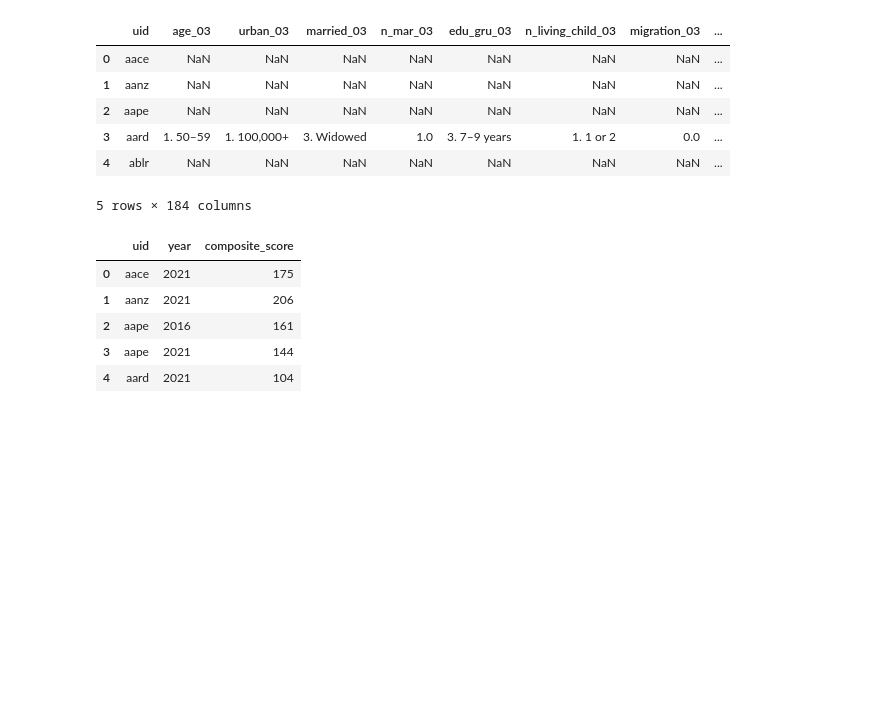
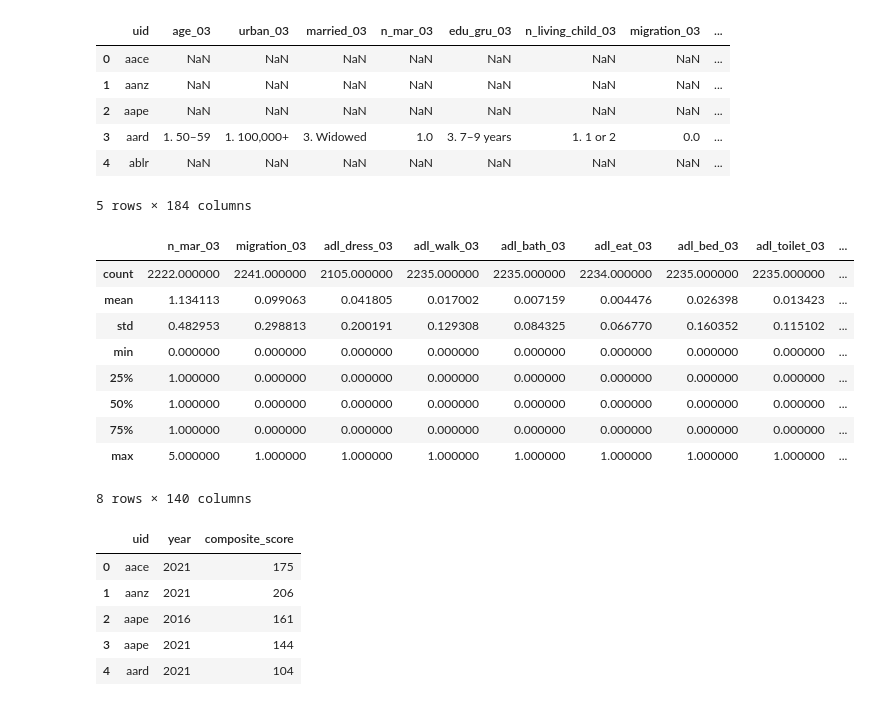
Before and after one commit to geomwangi007/Early-Detection-of-Alzheimer-s-Disease-and-Related-Dementias-Using-Social-Determinants-of-Health, a Jupyter notebook: IPNYBS/Mercy.ipynb, the cells around one changed output. Saved outputs shown, nothing was run; the diff lists cells and outputs as text; code cells hidden in the pictures; blank space fills up the shorter version.

```diff
--- a/IPNYBS/Mercy.ipynb
+++ b/IPNYBS/Mercy.ipynb
@@ -101,6 +101,19 @@ data.head()
 | 3 | aard | 1. 50–59 | 1. 100,000+ | 3. Widowed | 1.0 | 3. 7–9 years | 1. 1 or 2 | 0.0 | ... |
 | 4 | ablr | NaN | NaN | NaN | NaN | NaN | NaN | NaN | ... |
 5 rows × 184 columns
+# %%
+data.describe()
+# %% [output]
+|  | n_mar_03 | migration_03 | adl_dress_03 | adl_walk_03 | adl_bath_03 | adl_eat_03 | adl_bed_03 | adl_toilet_03 | ... |
+| count | 2222.000000 | 2241.000000 | 2105.000000 | 2235.000000 | 2235.000000 | 2234.000000 | 2235.000000 | 2235.000000 | ... |
+| mean | 1.134113 | 0.099063 | 0.041805 | 0.017002 | 0.007159 | 0.004476 | 0.026398 | 0.013423 | ... |
+| std | 0.482953 | 0.298813 | 0.200191 | 0.129308 | 0.084325 | 0.066770 | 0.160352 | 0.115102 | ... |
+| min | 0.000000 | 0.000000 | 0.000000 | 0.000000 | 0.000000 | 0.000000 | 0.000000 | 0.000000 | ... |
+| 25% | 1.000000 | 0.000000 | 0.000000 | 0.000000 | 0.000000 | 0.000000 | 0.000000 | 0.000000 | ... |
+| 50% | 1.000000 | 0.000000 | 0.000000 | 0.000000 | 0.000000 | 0.000000 | 0.000000 | 0.000000 | ... |
+| 75% | 1.000000 | 0.000000 | 0.000000 | 0.000000 | 0.000000 | 0.000000 | 0.000000 | 0.000000 | ... |
+| max | 5.000000 | 1.000000 | 1.000000 | 1.000000 | 1.000000 | 1.000000 | 1.000000 | 1.000000 | ... |
+8 rows × 140 columns
 # %%
 data_label.head()
 # %% [output]
```
Also changed, not shown: parts of 32 cells of this notebook.
